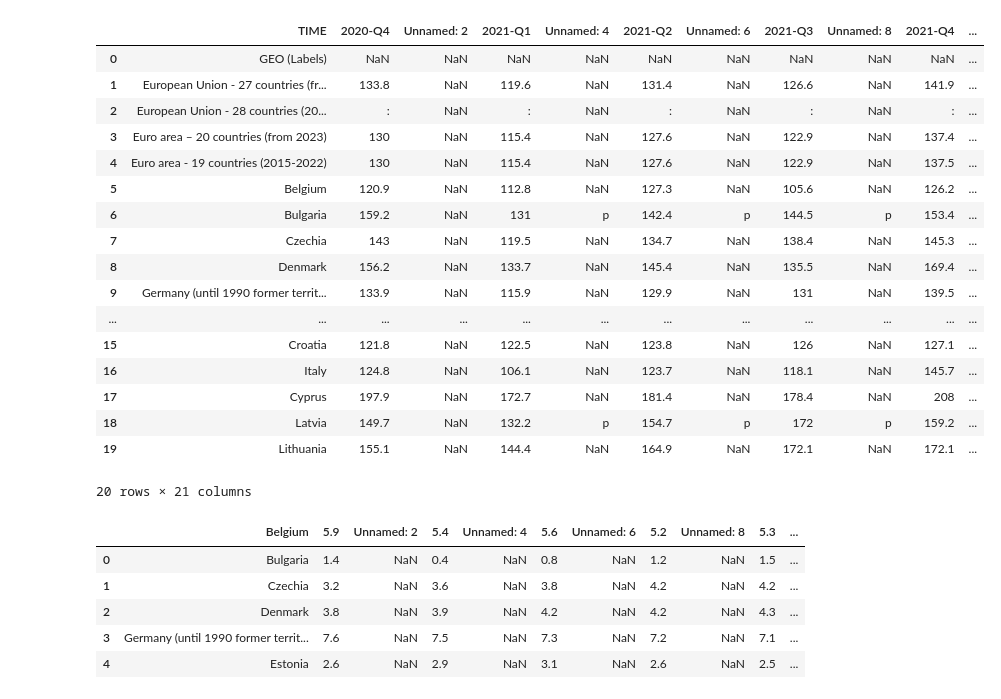
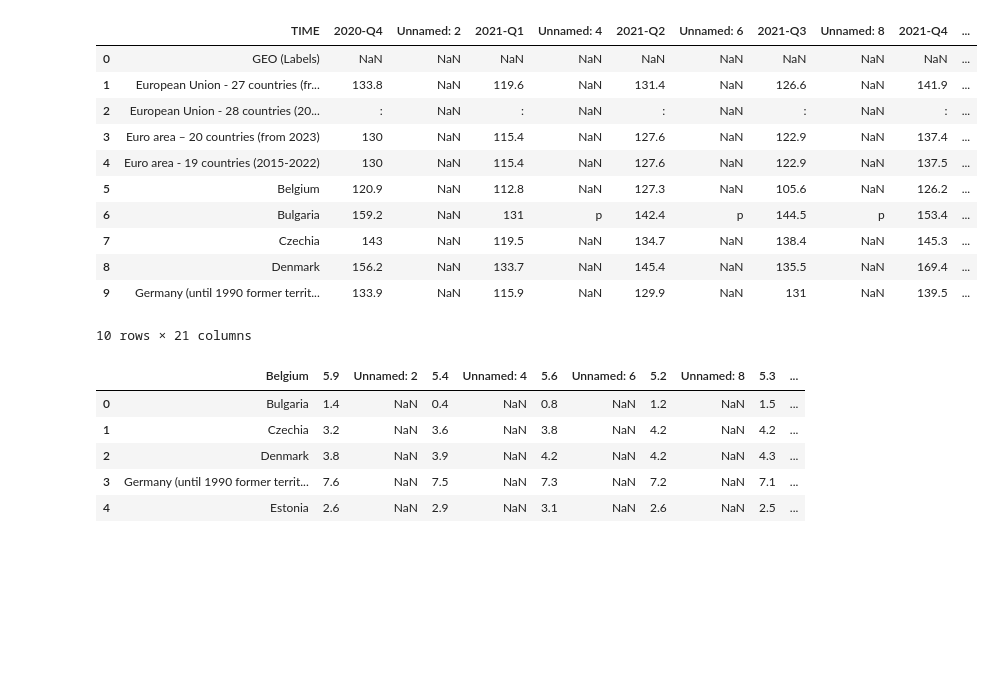
Before and after one commit to 2021029/Project_2, a Jupyter notebook: CA_2.ipynb, the cells around one changed output. Saved outputs shown, nothing was run; the diff lists cells and outputs as text; code cells hidden in the pictures; blank space fills up the shorter version.

```diff
--- a/CA_2.ipynb
+++ b/CA_2.ipynb
@@ -9,26 +14,20 @@ wage = pd.read_excel('C:/Users/joyce/Downloads/sts_colb_q_page_spreadsheet.xlsx'
 residencial = pd.read_excel('C:/Users/joyce/Downloads/tipsna50_page_spreadsheet.xlsx', sheet_name = 'Sheet 1', skiprows = 10)
 #display(wage)
 # %%
-wage.head(20)
+wage.head(10)
 # %% [output]
 |  | TIME | 2020-Q4 | Unnamed: 2 | 2021-Q1 | Unnamed: 4 | 2021-Q2 | Unnamed: 6 | 2021-Q3 | Unnamed: 8 | 2021-Q4 | ... |
 | 0 | GEO (Labels) | NaN | NaN | NaN | NaN | NaN | NaN | NaN | NaN | NaN | ... |
 | 1 | European Union - 27 countries (fr... | 133.8 | NaN | 119.6 | NaN | 131.4 | NaN | 126.6 | NaN | 141.9 | ... |
 | 2 | European Union - 28 countries (20... | : | NaN | : | NaN | : | NaN | : | NaN | : | ... |
 | 3 | Euro area – 20 countries (from 2023) | 130 | NaN | 115.4 | NaN | 127.6 | NaN | 122.9 | NaN | 137.4 | ... |
 | 4 | Euro area - 19 countries (2015-2022) | 130 | NaN | 115.4 | NaN | 127.6 | NaN | 122.9 | NaN | 137.5 | ... |
 | 5 | Belgium | 120.9 | NaN | 112.8 | NaN | 127.3 | NaN | 105.6 | NaN | 126.2 | ... |
 | 6 | Bulgaria | 159.2 | NaN | 131 | p | 142.4 | p | 144.5 | p | 153.4 | ... |
 | 7 | Czechia | 143 | NaN | 119.5 | NaN | 134.7 | NaN | 138.4 | NaN | 145.3 | ... |
 | 8 | Denmark | 156.2 | NaN | 133.7 | NaN | 145.4 | NaN | 135.5 | NaN | 169.4 | ... |
 | 9 | Germany (until 1990 former territ... | 133.9 | NaN | 115.9 | NaN | 129.9 | NaN | 131 | NaN | 139.5 | ... |
-| ... | ... | ... | ... | ... | ... | ... | ... | ... | ... | ... | ... |
-| 15 | Croatia | 121.8 | NaN | 122.5 | NaN | 123.8 | NaN | 126 | NaN | 127.1 | ... |
-| 16 | Italy | 124.8 | NaN | 106.1 | NaN | 123.7 | NaN | 118.1 | NaN | 145.7 | ... |
-| 17 | Cyprus | 197.9 | NaN | 172.7 | NaN | 181.4 | NaN | 178.4 | NaN | 208 | ... |
-| 18 | Latvia | 149.7 | NaN | 132.2 | p | 154.7 | p | 172 | p | 159.2 | ... |
-| 19 | Lithuania | 155.1 | NaN | 144.4 | NaN | 164.9 | NaN | 172.1 | NaN | 172.1 | ... |
-20 rows × 21 columns
+10 rows × 21 columns
 # %%
 residencial.head()
 # %% [output]
```
Also changed, not shown: parts of 42 cells of this notebook.
